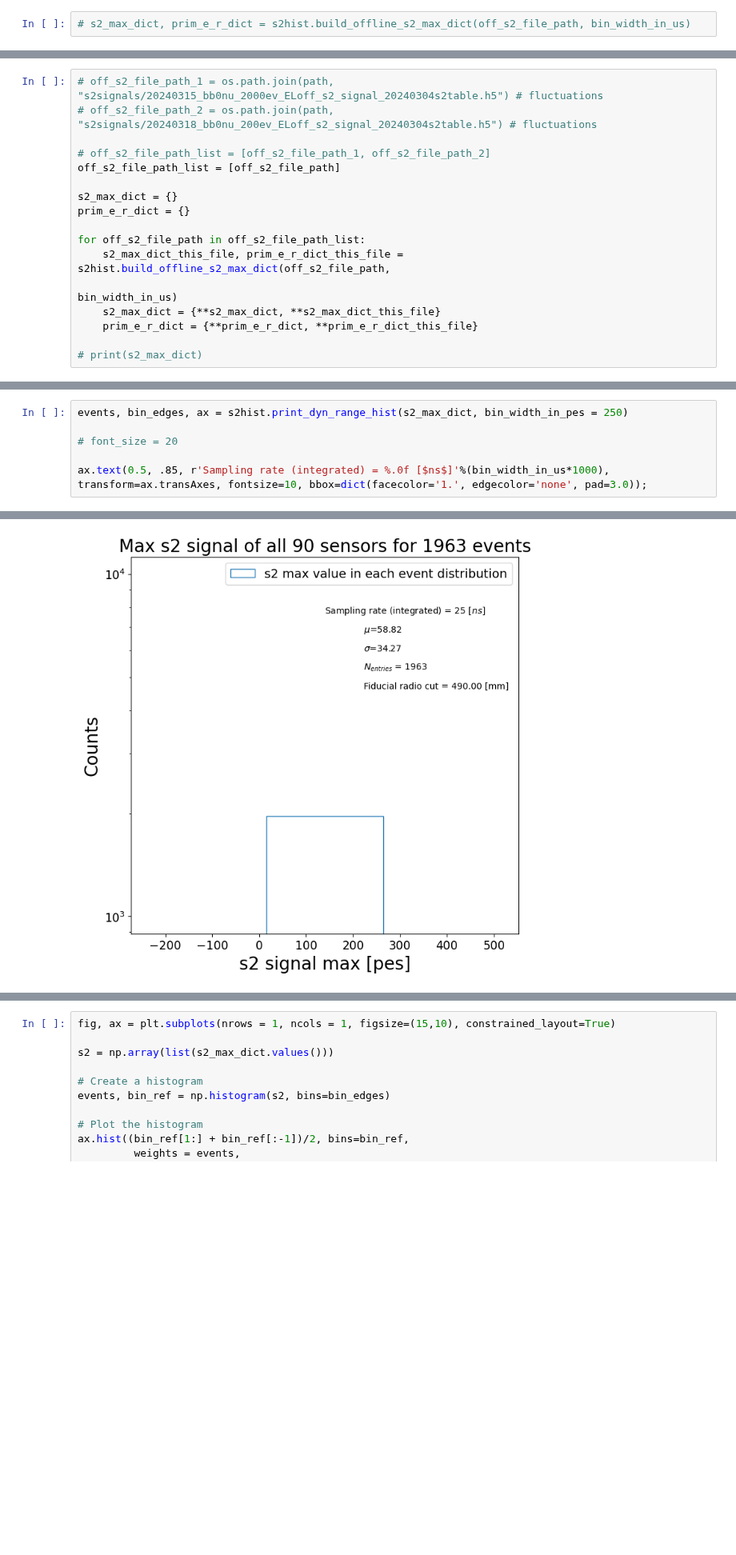
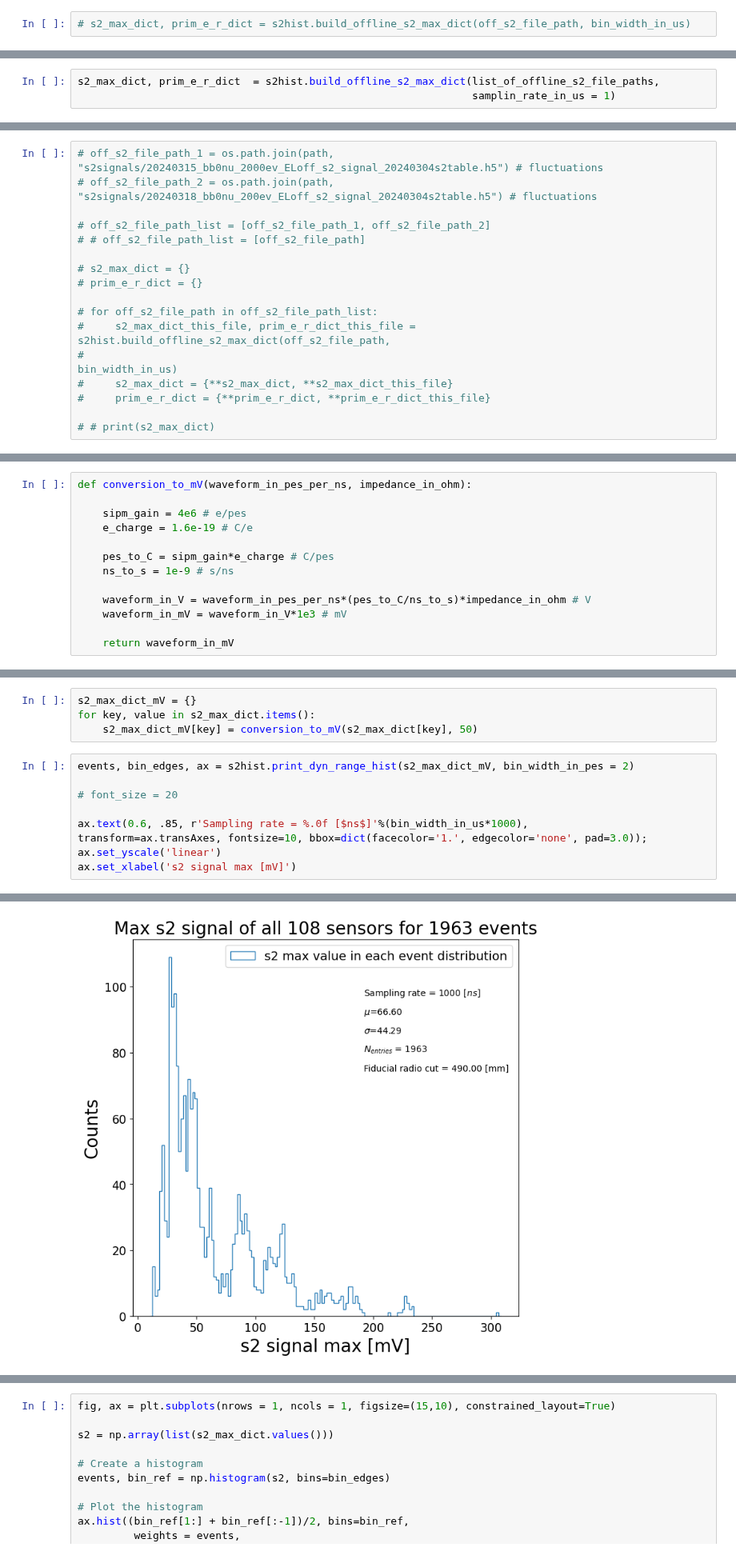
Before and after one commit to mariandbt/python, a Jupyter notebook: notebooks/20240228_s2_hists_dyn_range.ipynb, the cells around one changed output, grey strips where cells are left out. Shown at 80% size. Drawn from its saved outputs; the diff is of its cells as text; blank space fills up the shorter version.

```diff
--- a/notebooks/20240228_s2_hists_dyn_range.ipynb
+++ b/notebooks/20240228_s2_hists_dyn_range.ipynb
@@ -116,0 +204,3 @@ rise_time, tau
+# %%
+s2_max_dict, prim_e_r_dict  = s2hist.build_offline_s2_max_dict(list_of_offline_s2_file_paths,
+                                                               samplin_rate_in_us = 1)
@@ -119,15 +255,15 @@ rise_time, tau
 # off_s2_file_path_2 = os.path.join(path, "s2signals/20240318_bb0nu_200ev_ELoff_s2_signal_20240304s2table.h5") # fluctuations
 
 # off_s2_file_path_list = [off_s2_file_path_1, off_s2_file_path_2]
-off_s2_file_path_list = [off_s2_file_path]
+# # off_s2_file_path_list = [off_s2_file_path]
 
-s2_max_dict = {}
-prim_e_r_dict = {}
+# s2_max_dict = {}
+# prim_e_r_dict = {}
 
-for off_s2_file_path in off_s2_file_path_list:
-    s2_max_dict_this_file, prim_e_r_dict_this_file = s2hist.build_offline_s2_max_dict(off_s2_file_path,
-                                                                                      bin_width_in_us)
-    s2_max_dict = {**s2_max_dict, **s2_max_dict_this_file}
-    prim_e_r_dict = {**prim_e_r_dict, **prim_e_r_dict_this_file}
+# for off_s2_file_path in off_s2_file_path_list:
+#     s2_max_dict_this_file, prim_e_r_dict_this_file = s2hist.build_offline_s2_max_dict(off_s2_file_path,
+#                                                                                       bin_width_in_us)
+#     s2_max_dict = {**s2_max_dict, **s2_max_dict_this_file}
+#     prim_e_r_dict = {**prim_e_r_dict, **prim_e_r_dict_this_file}
 
-# print(s2_max_dict)
+# # print(s2_max_dict)
@@ -152,0 +270,13 @@ n_sensors already exists! Updating variable.
+# %%
+def conversion_to_mV(waveform_in_pes_per_ns, impedance_in_ohm):
+
+    sipm_gain = 4e6 # e/pes
+    e_charge = 1.6e-19 # C/e
+
+    pes_to_C = sipm_gain*e_charge # C/pes
+    ns_to_s = 1e-9 # s/ns
+
+    waveform_in_V = waveform_in_pes_per_ns*(pes_to_C/ns_to_s)*impedance_in_ohm # V
+    waveform_in_mV = waveform_in_V*1e3 # mV
+
+    return waveform_in_mV
@@ -153,8 +287,14 @@ n_sensors already exists! Updating variable.
+# %%
+s2_max_dict_mV = {}
+for key, value in s2_max_dict.items():
+    s2_max_dict_mV[key] = conversion_to_mV(s2_max_dict[key], 50)
 # %%
-events, bin_edges, ax = s2hist.print_dyn_range_hist(s2_max_dict, bin_width_in_pes = 250)
+events, bin_edges, ax = s2hist.print_dyn_range_hist(s2_max_dict_mV, bin_width_in_pes = 2)
 
 # font_size = 20
 
-ax.text(0.5, .85, r'Sampling rate (integrated) = %.0f [$ns$]'%(bin_width_in_us*1000),
+ax.text(0.6, .85, r'Sampling rate = %.0f [$ns$]'%(bin_width_in_us*1000),
 transform=ax.transAxes, fontsize=10, bbox=dict(facecolor='1.', edgecolor='none', pad=3.0));
+ax.set_yscale('linear')
+ax.set_xlabel('s2 signal max [mV]')
 # %% [output]
@@ -161 +302 @@ transform=ax.transAxes, fontsize=10, bbox=dict(facecolor='1.', edgecolor='none',
-[figure, old version]
+[figure, new version]
```
Also changed, not shown: parts of 17 cells of this notebook, 6 other files.
